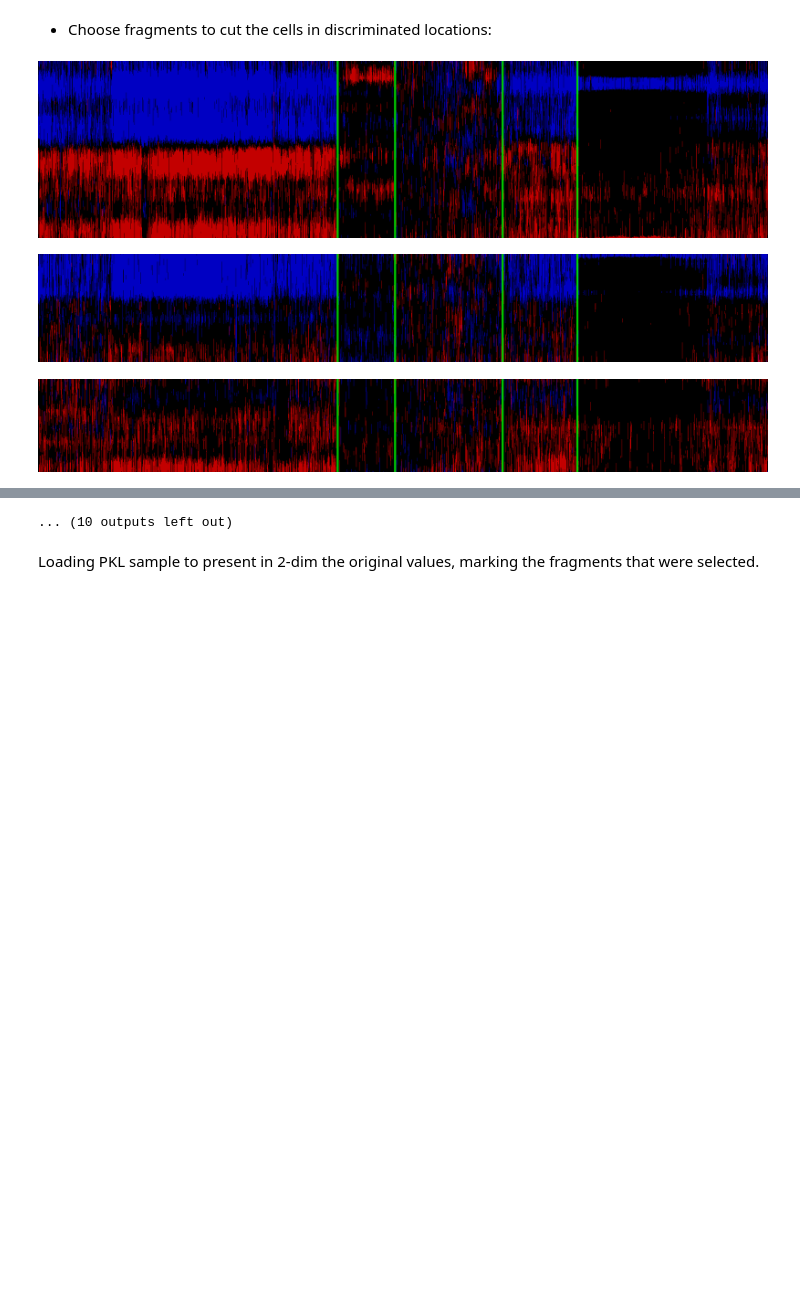
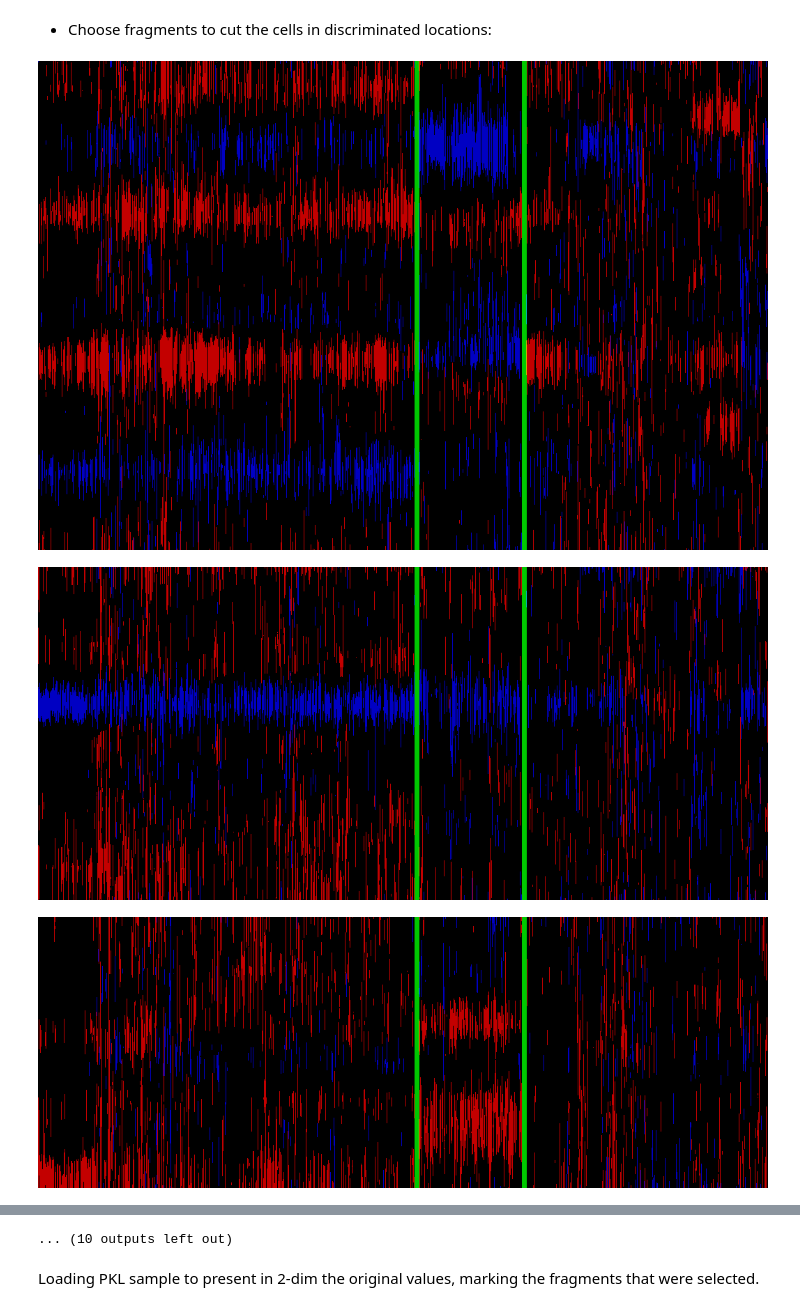
Before and after one commit to ItayShlosberg/classifying-response-to-immunotherapy, a Jupyter notebook: data_analysis/NBs/qc/InferCNV_analysis.ipynb, the cells around one changed output, grey strips where cells are left out. Cells and saved outputs as stored; diff of their text form; code cells hidden in the pictures; blank space fills up the shorter version.

Commit message:
new_data_3.10.21_changes&intial_XGBoost

```diff
--- a/data_analysis/NBs/qc/InferCNV_analysis.ipynb
+++ b/data_analysis/NBs/qc/InferCNV_analysis.ipynb
@@ -153,11 +185,12 @@ def is_a_cnv_group(cluster):
 # %%
-SAMPLE = 'M146'
+SAMPLE = 'M173'
 # All PKL samples path
-ROW_SAMPLES_PATH = fr'D:\Technion studies\Keren Laboratory\Data\droplet_seq\ROW_DATA'
-SAMPLES_INFORMATION_PATH = fr'D:\Technion studies\Keren Laboratory\python_playground\outputs\scrublet\4.3.21'
+ROW_SAMPLES_PATH = fr'C:\Users\KerenYlab\Desktop\Technion studies\Keren laboratory\Data\droplet_seq\new_data_3.10.21\ROW_DATA'
+SAMPLES_INFORMATION_PATH = fr'C:\Users\KerenYlab\Desktop\Technion studies\Keren laboratory\python_playground\outputs\new_data_3.10.21_outputs\scrublet\6.10.21'
 
-OUTPUT_IMMUNE_PATH = r'D:\Technion studies\Keren Laboratory\python_playground\outputs\inferCNV\analysis_conclusions\immune_clustering'
-path = join(r'D:\Technion studies\Keren Laboratory\python_playground\outputs\inferCNV\executions\all_data_31.12.20', SAMPLE)
+OUTPUT_IMMUNE_PATH = r'C:\Users\KerenYlab\Desktop\Technion studies\Keren laboratory\python_playground\outputs\new_data_3.10.21_outputs\inferCNV\analysis_conclusions\immune_clustering'
+INFERCNV_EXEC_PATH = r'D:\inferCNV\executions\6.10.21'
+path = join(INFERCNV_EXEC_PATH, SAMPLE)
 tumor_file = r'infercnv.observations.txt' # tumor cells
 reference_file = r'infercnv.references.txt' # immune cells
 genome_path = r'D:\Technion studies\Keren Laboratory\Data\inferCNV_data\gencode_v19_gene_pos.txt'
@@ -256,18 +290,18 @@ Number of barcodes 2467
 # %% [markdown]
 * Choose fragments to cut the cells in discriminated locations:
 # %%
-fragments = [(0,1019), (1019, 1209), (1209, 1570), (1570, 1819), (1819, 2467)]
+fragments = [(0, 540), (540,688), (688,1035)]
 remove_block = False
 
 if not remove_block:
     for _chro_idx in range(1, 23):
         _chro_indices = retrieve_genes_indices_by_chro(_chro_idx)
         _chro_genes_vals = genes_vals[_chro_indices, :]#.sum(axis=0)
         _chro_genes_vals = (_chro_genes_vals-1)
 
 
         display(draw_split_fragments(_chro_genes_vals, fragments))
 # %% [output]
-[figure, old version]
+[figure, new version]
-[figure, old version]
+[figure, new version]
-[figure, old version]
+[figure, new version]
```
Also changed, not shown: parts of 37 cells of this notebook, 12 other files.
